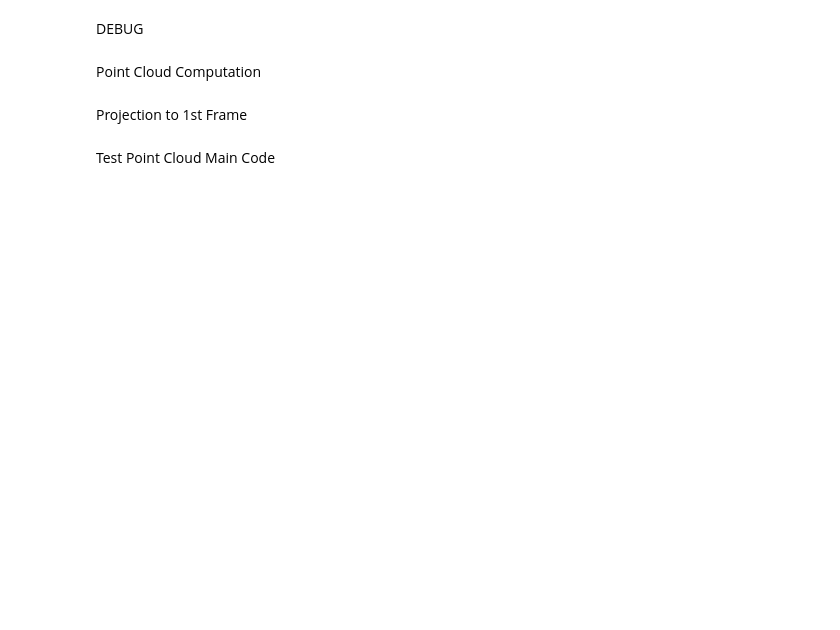
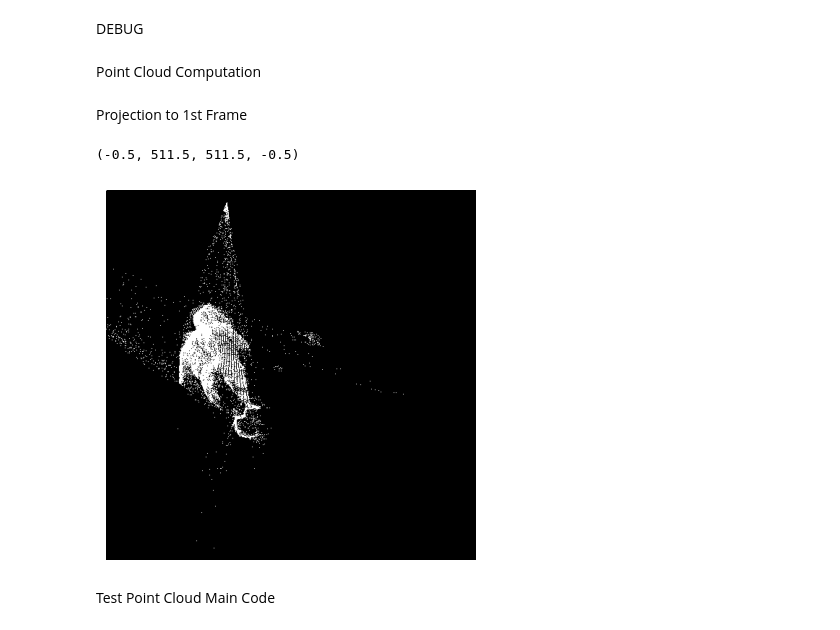
Before and after one commit to ge75xuv/Multiview-Object-Segmentation-with-SAM, a Jupyter notebook: custom_models/depth_reprojection.ipynb, the cells around one changed output. Cells and saved outputs as stored; diff of their text form; code cells hidden in the pictures; blank space fills up the shorter version.

```diff
--- a/custom_models/depth_reprojection.ipynb
+++ b/custom_models/depth_reprojection.ipynb
@@ -227,10 +269,14 @@ pixel_pts0 = pixel_pts0.round().astype(int)  # Round to nearest integer for pixe
 # %%
 H, W = cropped_mask0.shape
 mask = np.zeros([H, W])
 refinement = (pixel_pts0[1] > (H-1)) | (pixel_pts0[1] < 0) | (pixel_pts0[0] > (W-1)) | (pixel_pts0[0] < 0)
 pixel_pts0[:, refinement] = 0  # Set invalid pixel coordinates to 0
 mask[pixel_pts0[1], pixel_pts0[0]] = 1  # Create a mask for the first image
 plt.imshow(mask, cmap='gray')
+plt.axis('off')
+# %% [output]
+(-0.5, 511.5, 511.5, -0.5)
+[figure, added]
 # %% [markdown]
 Test Point Cloud Main Code
 # %%
```
Also changed, not shown: parts of 7 cells of this notebook, 10 other files.
